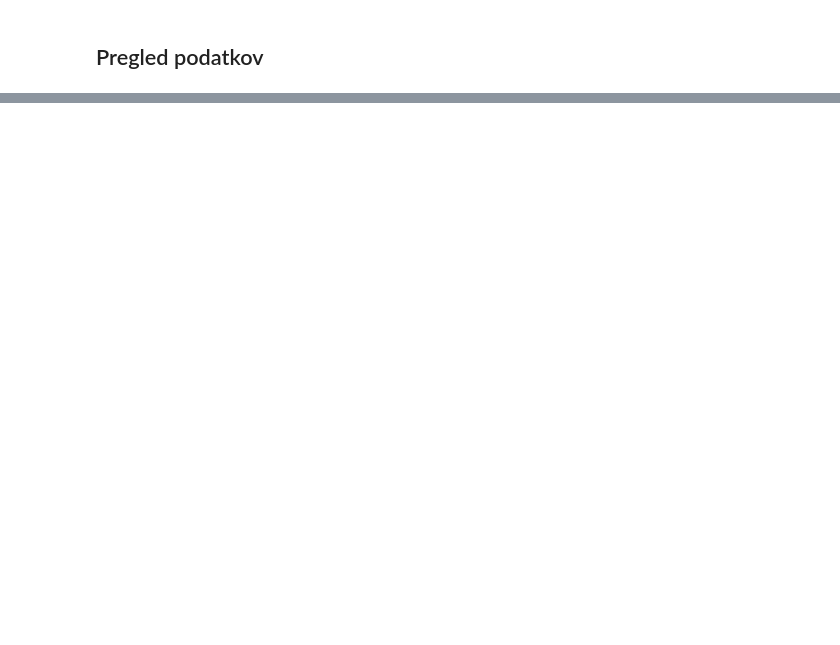
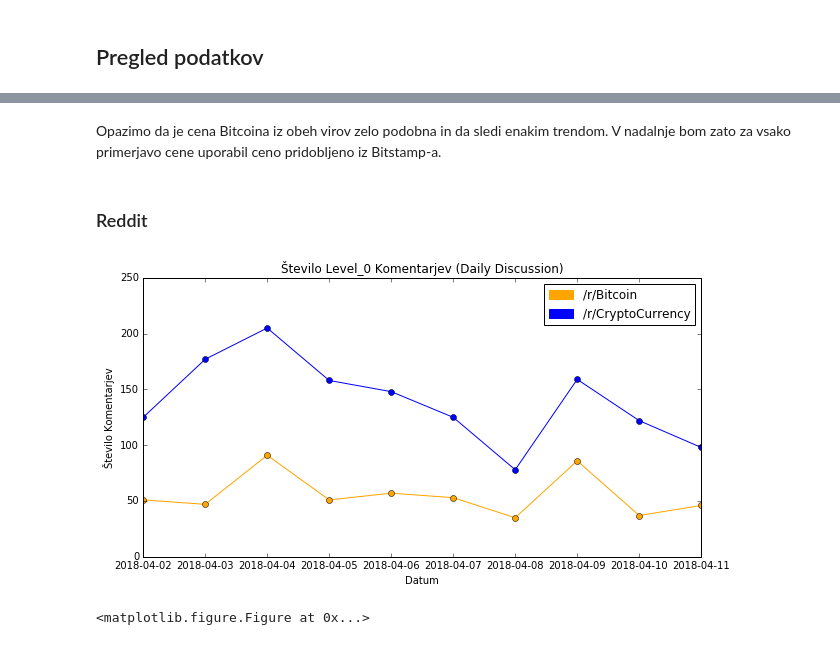
Before and after one commit to zl8252/PR18zl, a Jupyter notebook: report.ipynb, the cells around one changed output, grey strips where cells are left out. Cells and saved outputs as stored; diff of their text form; code cells hidden in the pictures; blank space fills up the shorter version.

```diff
--- a/report.ipynb
+++ b/report.ipynb
@@ -82,0 +253,53 @@ Ugotovil sem da na /r/btcNews skoraj nihče ne komentira. Ta subreddit bom zarad
+# %% [markdown]
+Opazimo da je cena Bitcoina iz obeh virov zelo podobna in da sledi enakim trendom.
+V nadalnje bom zato za vsako primerjavo cene uporabil ceno pridobljeno iz Bitstamp-a.
+# %% [markdown]
+### Reddit
+# %%
+def get_dd_numOfLevel0Comments(submissions):
+    r = []
+    for submission in submissions:
+        numOfLevel0Comments = 0
+        comments = submission[5]
+        for comment in comments:
+            if comment[0] == 0:
+                numOfLevel0Comments += 1
+        r.append(numOfLevel0Comments)
+    return r
+
+bitcoinDD_numOfLevel0Comments = get_dd_numOfLevel0Comments(bitcoinDD_submissions)
+cryptocurrencyDD_numOfLevel0Comments = get_dd_numOfLevel0Comments(cryptocurrencyDD_submissions)
+
+fig, ax = plt.subplots()
+
+x_es = list(range(len(dd_dates)))
+x_ticks = [date for date in dd_dates]
+
+fig.set_size_inches(10,5)
+
+# bitcoin
+plt.plot(x_es, bitcoinDD_numOfLevel0Comments,
+         linestyle='-',marker="o",
+         color="orange")
+bitcoin_patch = mpatches.Patch(color="orange", label='/r/Bitcoin')
+
+# cryptoCurrency
+plt.plot(x_es, cryptocurrencyDD_numOfLevel0Comments,
+         linestyle='-',marker="o",
+        color="blue")
+cryptocurrency_patch = mpatches.Patch(color="blue", label='/r/CryptoCurrency')
+
+plt.title("Število Level_0 Komentarjev (Daily Discussion)")
+
+plt.legend(handles=[bitcoin_patch, cryptocurrency_patch])
+
+plt.ylabel("Število Komentarjev")
+plt.xlabel("Datum")
+
+plt.xticks(x_es, x_ticks)
+
+plt.show()
+plt.draw()
+# %% [output]
+[figure, added]
+<matplotlib.figure.Figure at 0x...>
```
Also changed, not shown: parts of 32 cells of this notebook, 2 other files.
